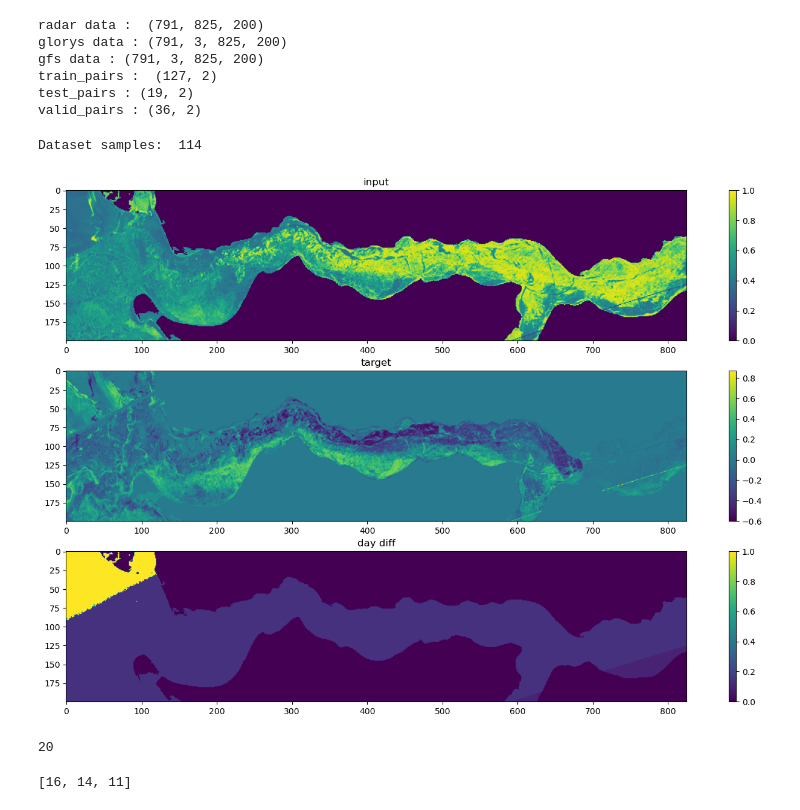
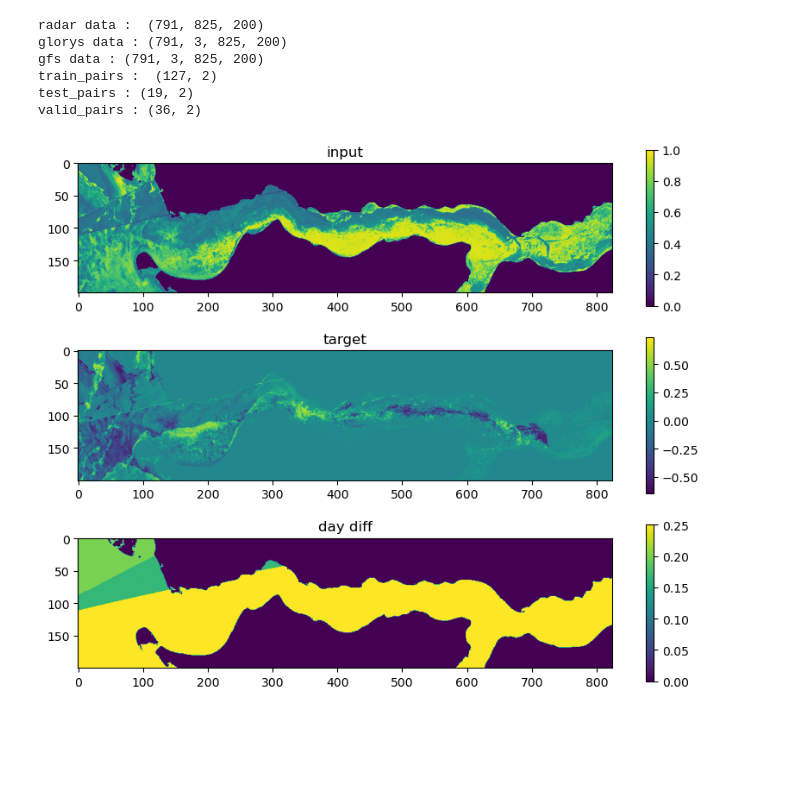
Before and after one commit to Albly/Data-driven_ice_tracking, a Jupyter notebook: train.ipynb, the cells around one changed output. Saved outputs shown, nothing was run; the diff lists cells and outputs as text; code cells hidden in the pictures; blank space fills up the shorter version.

Commit message:
train UNET

```diff
--- a/train.ipynb
+++ b/train.ipynb
@@ -107,36 +108,42 @@ plt.imshow(actual_mask[i])
 #         dataset.append(current_data)
 
 #     return dataset
-# %%
-dataset = Difference_Dataset(generate_diff_data(radar_data, mask))
-print('Dataset samples: ',len(dataset))
-dataloader = torch.utils.data.DataLoader(dataset, 5)
-input_data, target_difference, days_mask, target_idx = next(iter(dataloader))
-# %% [output]
-Dataset samples:  114
+# %%
+dataset = Difference_Dataset(generate_diff_data(radar_data, mask))
+batch_size = 5
+validation_split = 0.2
+shuffle_dataset = True
+random_seed = 42
+
+dataset_size = len(dataset)
+indices = list(range(dataset_size))
+split = int(np.floor(validation_split * dataset_size))
+if shuffle_dataset:
+    np.random.seed(random_seed)
+    np.random.shuffle(indices)
+train_idxs , test_idxs = indices[split:], indices[:split]
+train_sampler = SubsetRandomSampler(train_idxs)
+test_sampler = SubsetRandomSampler(test_idxs)
+
+train_loader = torch.utils.data.DataLoader(dataset, batch_size = batch_size, sampler = train_sampler)
+test_loader  = torch.utils.data.DataLoader(dataset, batch_size = batch_size, sampler = test_sampler)
+
+input_data, target_difference, days_mask, target_idx = next(iter(train_loader))
 # %%
-idx = 4
-plt.figure(figsize=(18,11))
+idx = 1
+plt.figure(figsize=(10,8))
 plt.subplot(3,1,1)
 plt.imshow(input_data[idx,0].T)
 plt.colorbar()
 plt.title('input')
 plt.subplot(3,1,2)
 plt.imshow(target_difference[idx,0].T);
 plt.colorbar()
 plt.title('target')
 plt.subplot(3,1,3)
 plt.imshow(days_mask[idx,0].T)
 plt.title('day diff')
 plt.colorbar()
 plt.show()
 # %% [output]
-[figure, old version]
+[figure, new version]
-# %%
-ds[idx]['target_idx']
-# %% [output]
-20
-# %%
-ds[idx]['input_idxs']
-# %% [output]
-[16, 14, 11]
```
Also changed, not shown: parts of 16 cells of this notebook.
